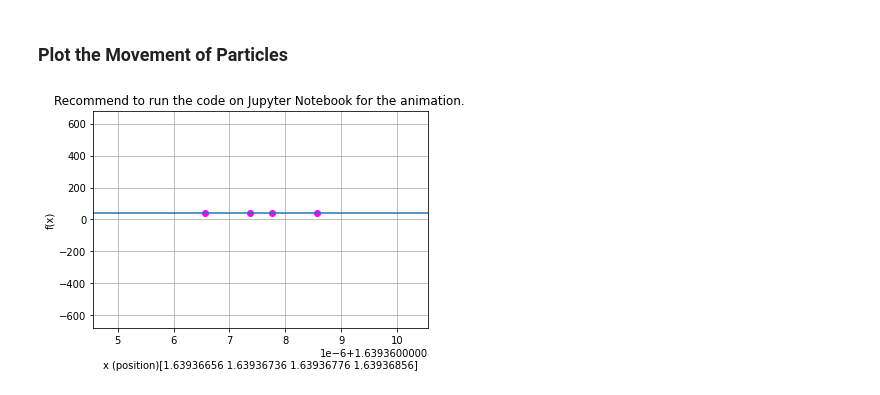
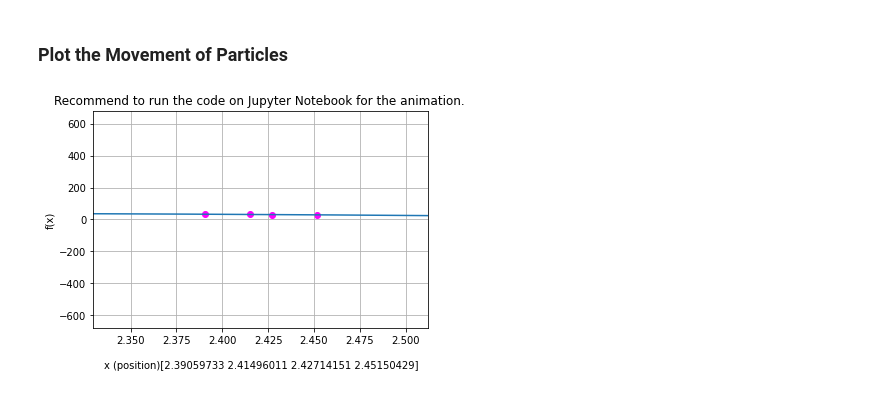
Before and after one commit to stupidpenguin/Computation_of_Data_Science, a Jupyter notebook: Homework_2/1_Optimization_of_a_Function_via_Particle_Swarm_Optimization.ipynb, the cells around one changed output. Cells and saved outputs as stored; diff of their text form; code cells hidden in the pictures.

```diff
--- a/Homework_2/1_Optimization_of_a_Function_via_Particle_Swarm_Optimization.ipynb
+++ b/Homework_2/1_Optimization_of_a_Function_via_Particle_Swarm_Optimization.ipynb
@@ -38,7 +38,7 @@ def Get_Velocities_of_Particles(Local_Best_Position,
                                 Current_Velocities,
                                 Current_Position):
     New_Velocities = Initialize_Velocities() # ?
-    w = c_1 = c_2 = 1
+    w = 0.2; c_1 = 0.4; c_2 = 0.4
     r_1 = np.random.uniform(0, 1, 1)
     r_2 = np.random.uniform(0, 1, 1)
 
@@ -86,8 +83,10 @@ History_Position = []
 [-2, 0, 1, 3]
 # %%
 for i in range(ITERATIONS):
-    Local_Best_Position = Get_Local_Best_Position(Current_Position, Local_Best_Position)
-    Global_Best_Position = Get_Global_Best_Position(Current_Position, Global_Best_Position)
+    Local_Best_Position = Get_Local_Best_Position(Current_Position,
+                                                  Local_Best_Position)
+    Global_Best_Position = Get_Global_Best_Position(Current_Position,
+                                                    Global_Best_Position)
     New_Velocities = Get_Velocities_of_Particles(Local_Best_Position,
                                                 Global_Best_Position,
                                                 Current_Velocities,
@@ -110,32 +109,32 @@ fig = plt.figure()
 for index in range(ITERATIONS):
     fig.clf()
     plt.title("Recommend to run the code on Jupyter Notebook for the animation. ")
 
     x = np.arange(-4, 4, 0.01)
     function = -(x**5)+5*(x**3)+20*x-5
     particles_location_x = History_Position[index*4:index*4+4]
     particles_location_y = f(History_Position[index*4:index*4+4])
 
     plt.scatter(particles_location_x,particles_location_y,c='magenta')
 
     # np.set_printoptions(precision=8)
     plt.xlabel(f"\nx (position){particles_location_x}")
     plt.ylabel("f(x)")
 
     LB = 2*min(History_Position[index*4:index*4+4])\
              -max(History_Position[index*4:index*4+4])
     UB = 2*max(History_Position[index*4:index*4+4])\
             -min(History_Position[index*4:index*4+4])
 
     plt.xlim(LB, UB)
     plt.plot(x, function)
     plt.grid()
 
     display.clear_output(wait=True)
-    plt.pause(0.2)
+    plt.pause(0.4)
 
 # plt.ioff()
 
 plt.show()
 # %% [output]
-[figure, old version]
+[figure, new version]
```
Also changed, not shown: parts of 1 cell of this notebook, 4 other files.
